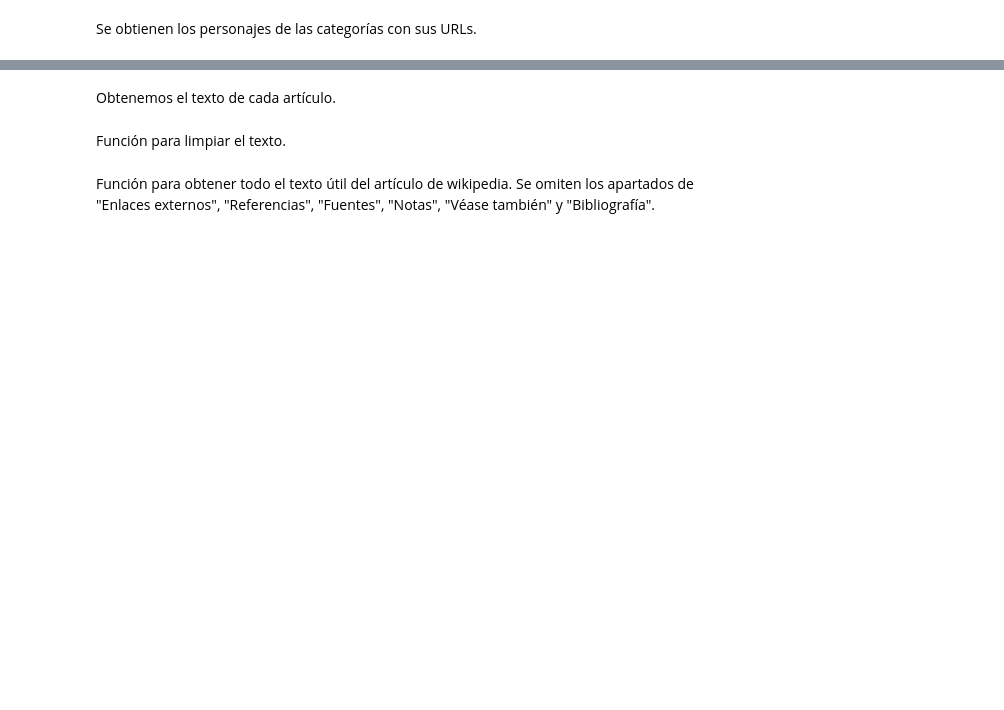
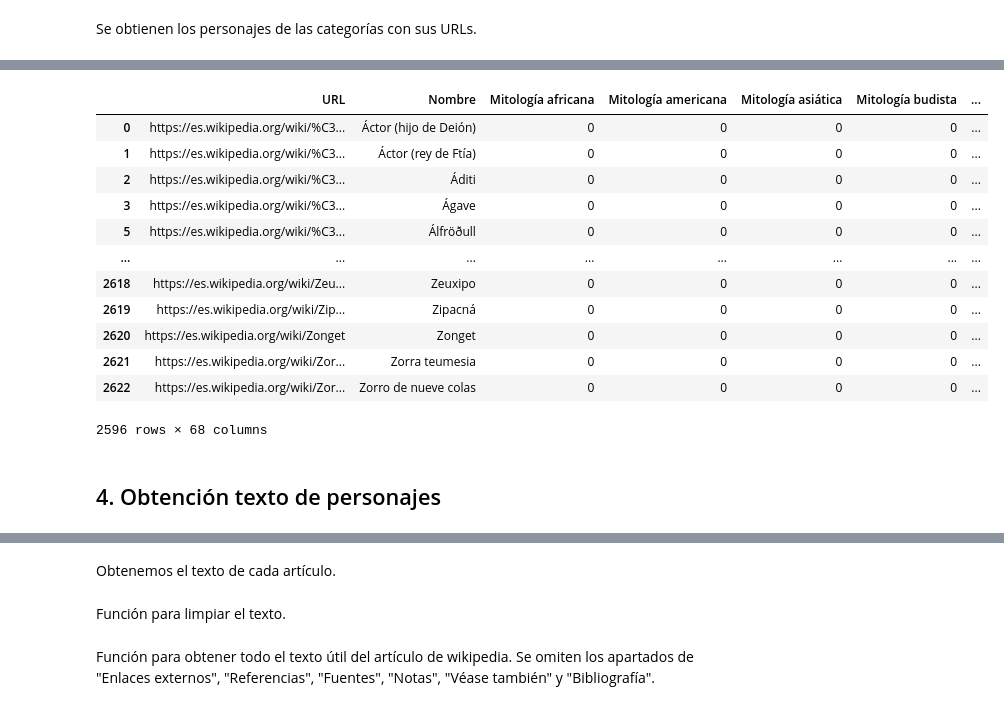
Before and after one commit to sergifornes/analisis-mitico, a Jupyter notebook: scrapeo/scrapeo-wikipedia.ipynb, the cells around one changed output, grey strips where cells are left out. Cells and saved outputs as stored; diff of their text form; code cells hidden in the pictures; blank space fills up the shorter version.

```diff
--- a/scrapeo/scrapeo-wikipedia.ipynb
+++ b/scrapeo/scrapeo-wikipedia.ipynb
@@ -605,0 +1305,3 @@ urls_personajes.to_csv("urls_personajes.csv", header = True, index = False)
+# %%
+personajes.loc[personajes.URL == "https://es.wikipedia.org/wiki/Mitra_(dios_indio)", "Nombre"] = "Mitra (mitología del hinduismo)"
+personajes.loc[personajes.URL == "https://es.wikipedia.org/wiki/Mitra_(dios_romano)", "Nombre"] = "Mitra (mitología romana)"
@@ -605,0 +1317,3 @@ urls_personajes.to_csv("urls_personajes.csv", header = True, index = False)
+# %%
+personajes.loc[personajes.URL == "https://es.wikipedia.org/wiki/Anu", "Nombre"] = "Anu (mitología mesopotámica)"
+personajes.loc[personajes.URL == "https://es.wikipedia.org/wiki/Anu_(diosa_celta)", "Nombre"] = "Anu (mitología celta)"
@@ -605,0 +1338,2 @@ urls_personajes.to_csv("urls_personajes.csv", header = True, index = False)
+# %%
+personajes = personajes[personajes["URL"] != "https://es.wikipedia.org/wiki/Aletes_(deidad)"]
@@ -605,0 +1373,16 @@ urls_personajes.to_csv("urls_personajes.csv", header = True, index = False)
+# %%
+personajes
+# %% [output]
+|  | URL | Nombre | Mitología africana | Mitología americana | Mitología asiática | Mitología budista | ... |
+| 0 | https://es.wikipedia.org/wiki/%C3... | Áctor (hijo de Deión) | 0 | 0 | 0 | 0 | ... |
+| 1 | https://es.wikipedia.org/wiki/%C3... | Áctor (rey de Ftía) | 0 | 0 | 0 | 0 | ... |
+| 2 | https://es.wikipedia.org/wiki/%C3... | Áditi | 0 | 0 | 0 | 0 | ... |
+| 3 | https://es.wikipedia.org/wiki/%C3... | Ágave | 0 | 0 | 0 | 0 | ... |
+| 5 | https://es.wikipedia.org/wiki/%C3... | Álfröðull | 0 | 0 | 0 | 0 | ... |
+| ... | ... | ... | ... | ... | ... | ... | ... |
+| 2618 | https://es.wikipedia.org/wiki/Zeu... | Zeuxipo | 0 | 0 | 0 | 0 | ... |
+| 2619 | https://es.wikipedia.org/wiki/Zip... | Zipacná | 0 | 0 | 0 | 0 | ... |
+| 2620 | https://es.wikipedia.org/wiki/Zonget | Zonget | 0 | 0 | 0 | 0 | ... |
+| 2621 | https://es.wikipedia.org/wiki/Zor... | Zorra teumesia | 0 | 0 | 0 | 0 | ... |
+| 2622 | https://es.wikipedia.org/wiki/Zor... | Zorro de nueve colas | 0 | 0 | 0 | 0 | ... |
+2596 rows × 68 columns
@@ -606,3 +1391,5 @@ urls_personajes.to_csv("urls_personajes.csv", header = True, index = False)
+# %% [markdown]
+## 4. Obtención texto de personajes
 # %%
 data = pd.read_csv("urls_personajes.csv")
 data
```
Also changed, not shown: parts of 131 cells of this notebook, 8 other files.
